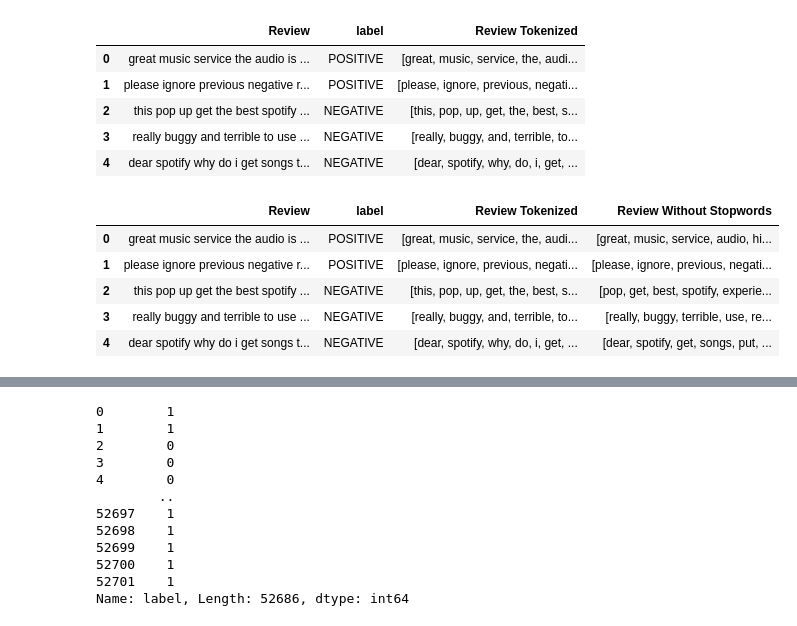
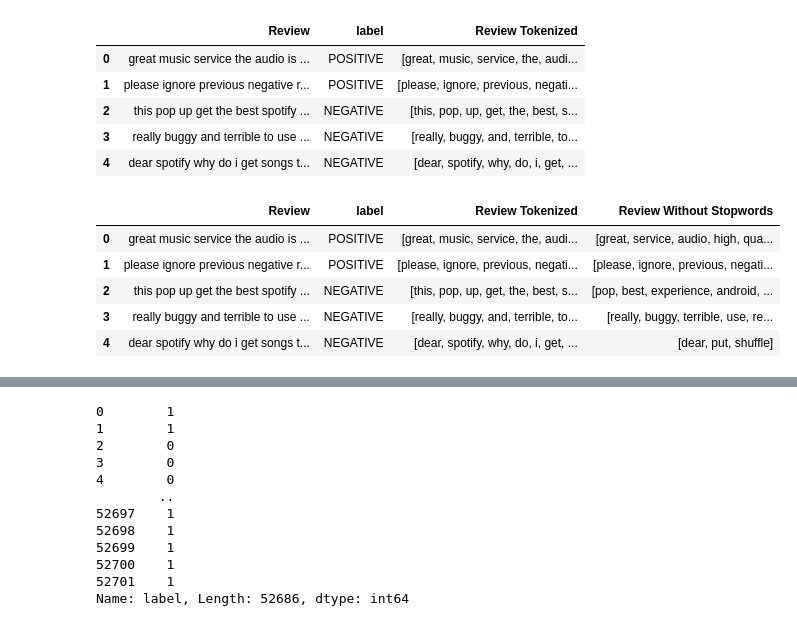
Before and after one commit to AshvinSehgal/AI-ML, a Jupyter notebook: Spotify User Reviews/Spotify User Reviews.ipynb, the cells around one changed output, grey strips where cells are left out. Saved outputs shown, nothing was run; the diff lists cells and outputs as text; code cells hidden in the pictures.

```diff
--- a/Spotify User Reviews/Spotify User Reviews.ipynb
+++ b/Spotify User Reviews/Spotify User Reviews.ipynb
@@ -55,19 +55,20 @@ data.head()
 | 4 | dear spotify why do i get songs t... | NEGATIVE | [dear, spotify, why, do, i, get, ... |
 # %%
 stop_words = stopwords.words('english')
+custom_stopwords = ['app', 'music', 'play', 'spotify', 'song', 'songs', 'listen', 'playing', 'get', 'playlist']
 reviews_no_stopwords = []
 for review in data['Review Tokenized']:
-    review_no_stopwords = [word for word in review if word not in stop_words]
+    review_no_stopwords = [word for word in review if (word not in stop_words) and (word not in custom_stopwords)]
     reviews_no_stopwords.append(review_no_stopwords)
 data['Review Without Stopwords'] = reviews_no_stopwords
 data.head()
 # %% [output]
 |  | Review | label | Review Tokenized | Review Without Stopwords |
-| 0 | great music service the audio is ... | POSITIVE | [great, music, service, the, audi... | [great, music, service, audio, hi... |
+| 0 | great music service the audio is ... | POSITIVE | [great, music, service, the, audi... | [great, service, audio, high, qua... |
 | 1 | please ignore previous negative r... | POSITIVE | [please, ignore, previous, negati... | [please, ignore, previous, negati... |
-| 2 | this pop up get the best spotify ... | NEGATIVE | [this, pop, up, get, the, best, s... | [pop, get, best, spotify, experie... |
+| 2 | this pop up get the best spotify ... | NEGATIVE | [this, pop, up, get, the, best, s... | [pop, best, experience, android, ... |
 | 3 | really buggy and terrible to use ... | NEGATIVE | [really, buggy, and, terrible, to... | [really, buggy, terrible, use, re... |
-| 4 | dear spotify why do i get songs t... | NEGATIVE | [dear, spotify, why, do, i, get, ... | [dear, spotify, get, songs, put, ... |
+| 4 | dear spotify why do i get songs t... | NEGATIVE | [dear, spotify, why, do, i, get, ... | [dear, put, shuffle] |
 # %%
 lemmatizer = WordNetLemmatizer()
 lemmatized_reviews = []
```
Also changed, not shown: parts of 8 cells of this notebook, 1 other file.
